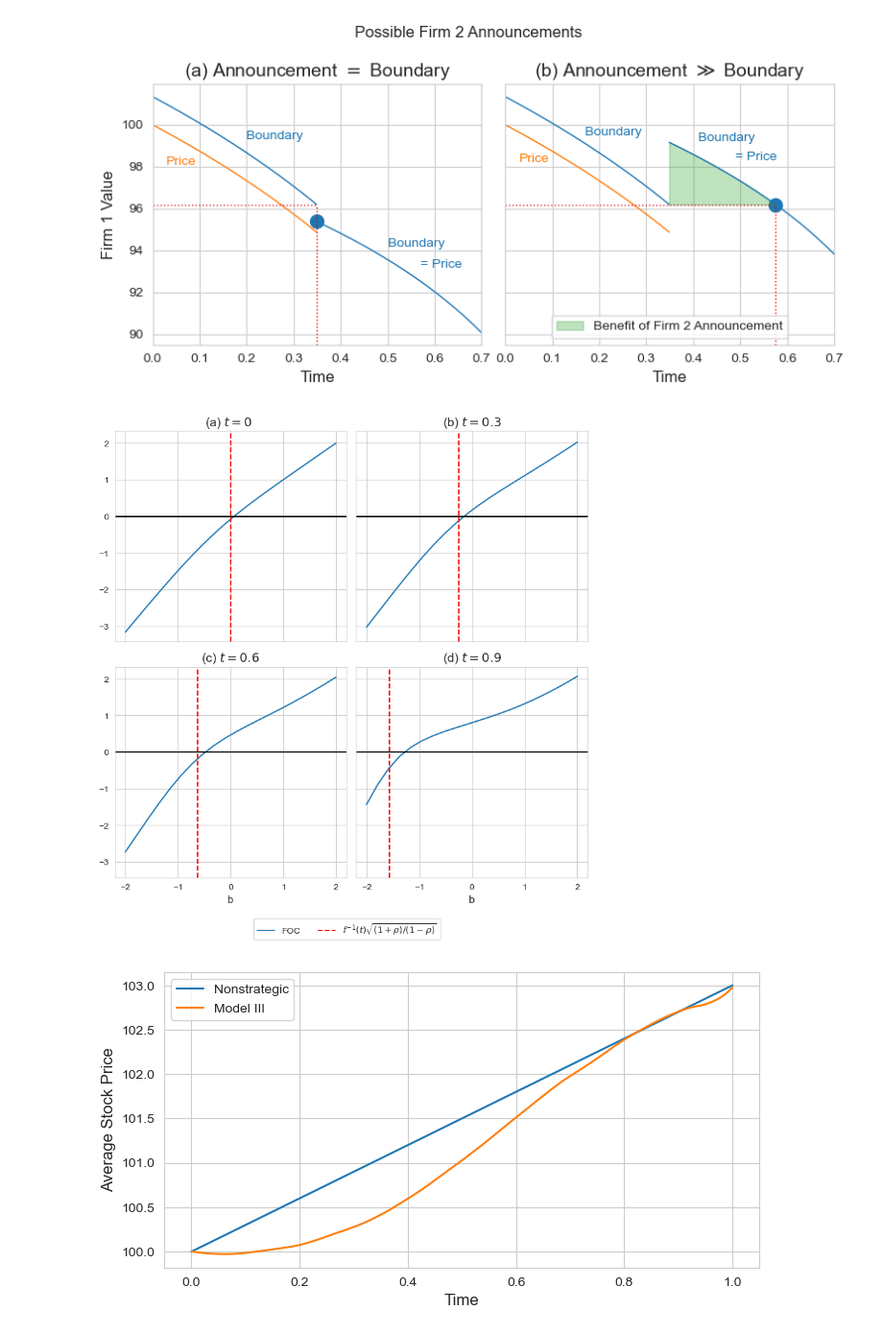
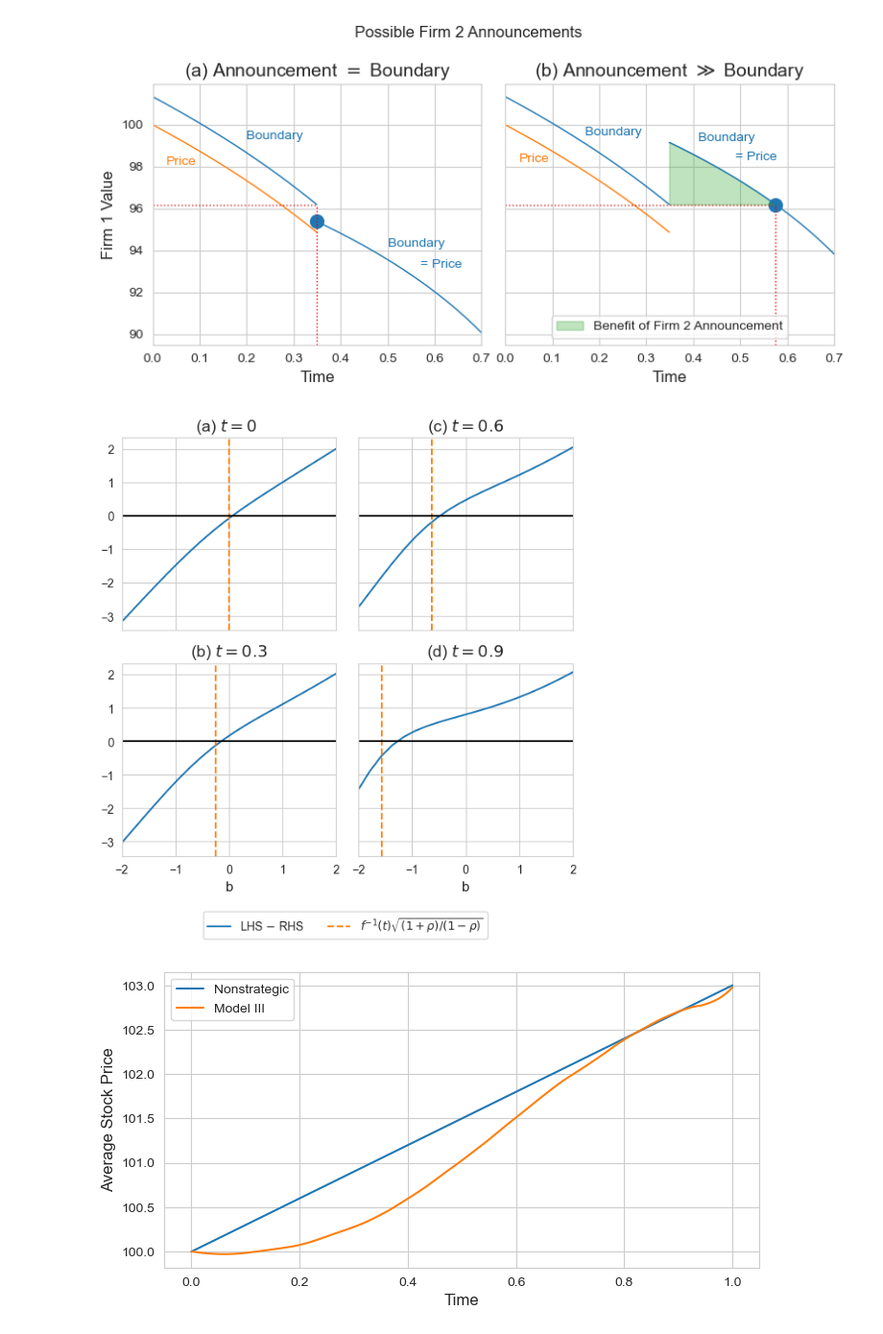
Before and after one commit to kerryback/announcements, a Jupyter notebook: Code/figures_model3.ipynb, the cells around one changed output. Shown: that part at 96% size. Saved outputs shown, nothing was run; the diff lists cells and outputs as text; code cells hidden in the pictures.

```diff
--- a/Code/figures_model3.ipynb
+++ b/Code/figures_model3.ipynb
@@ -370,14 +369,14 @@ npoints = 20
 
 grid = np.linspace(-2, 2, npoints)
 t_values = [0, 0.3, 0.6, 0.9]
-fig, ((ax1, ax2), (ax3, ax4)) = plt.subplots(2, 2, figsize=(8, 8), sharex=True, sharey=True)
+fig, ((ax1, ax3), (ax2, ax4)) = plt.subplots(2, 2, figsize=(6, 6), sharex=True, sharey=True)
 
 # The top-left panel
 t = 0
 eq42values = [Eq42(b, t, rho) for b in grid]
 foc_values = [x[0]-x[1] for x in eq42values]
-ax1.plot(grid, foc_values, label='FOC')
-ax1.axvline(x=finv(t)*np.sqrt((1+rho)/(1-rho)), color='red', linestyle='--', label='$f^{-1}(t)\\sqrt{(1+\\rho) / (1-\\rho)}$')
+ax1.plot(grid, foc_values, label=r'LHS $-$ RHS')
+ax1.axvline(x=finv(t)*np.sqrt((1+rho)/(1-rho)), color=colors[1], linestyle='--', label='$f^{-1}(t)\\sqrt{(1+\\rho) / (1-\\rho)}$')
 ax1.axhline(y=0, color='black')
 
 
@@ -386,7 +385,7 @@ t = 0.3
 eq42values = [Eq42(b, t, rho) for b in grid]
 foc_values = [x[0]-x[1] for x in eq42values]
 ax2.plot(grid, foc_values)
-ax2.axvline(x=finv(t)*np.sqrt((1+rho)/(1-rho)), color='red', linestyle='--')
+ax2.axvline(x=finv(t)*np.sqrt((1+rho)/(1-rho)), color=colors[1], linestyle='--')
 ax2.axhline(y=0, color='black')
 
 # The bottom-left panel
@@ -394,42 +393,44 @@ t = 0.6
 eq42values = [Eq42(b, t, rho) for b in grid]
 foc_values = [x[0]-x[1] for x in eq42values]
 ax3.plot(grid, foc_values)
-ax3.axvline(x=finv(t)*np.sqrt((1+rho)/(1-rho)), color='red', linestyle='--')
+ax3.axvline(x=finv(t)*np.sqrt((1+rho)/(1-rho)), color=colors[1], linestyle='--')
 ax3.axhline(y=0, color='black')
 
 # The bottom-right panel
 t = 0.9
 eq42values = [Eq42(b, t, rho) for b in grid]
 foc_values = [x[0]-x[1] for x in eq42values]
 ax4.plot(grid, foc_values)
-ax4.axvline(x=finv(t)*np.sqrt((1+rho)/(1-rho)), color='red', linestyle='--')
+ax4.axvline(x=finv(t)*np.sqrt((1+rho)/(1-rho)), color=colors[1], linestyle='--')
 ax4.axhline(y=0, color='black')
 
 # Set xlabels
-ax3.set_xlabel('b')
+ax2.set_xlabel('b')
 ax4.set_xlabel('b')
 
 # Set the titles
 ax1.set_title('(a) $t=0$  ')
 ax2.set_title('(b) $t=0.3$')
 ax3.set_title('(c) $t=0.6$')
 ax4.set_title('(d) $t=0.9$')
 
 # Add grid lines
 ax1.grid(True)
 ax2.grid(True)
 ax3.grid(True)
 ax4.grid(True)
 
+for ax in [ax1, ax2, ax3, ax4]:
+    ax.set_xlim((-2, 2))
+
 # Add legend
-fig.legend(bbox_to_anchor=[0.70, 0], ncols=2)
+fig.legend(bbox_to_anchor=[0.81, 0], ncols=2)
 
 # Clean up and save the figure
 fig.tight_layout()
 fig.savefig(f"{FigureDir}/model3_fixedpoint.pdf", bbox_inches='tight')
-fig.show()
 # %% [output]
-[figure, old version]
+[figure, new version]
 # %%
 price1 = pd.read_csv(
     "simulations/model3_daily_price1.csv",
```
Also changed, not shown: parts of 1 cell of this notebook, 3 other files.
